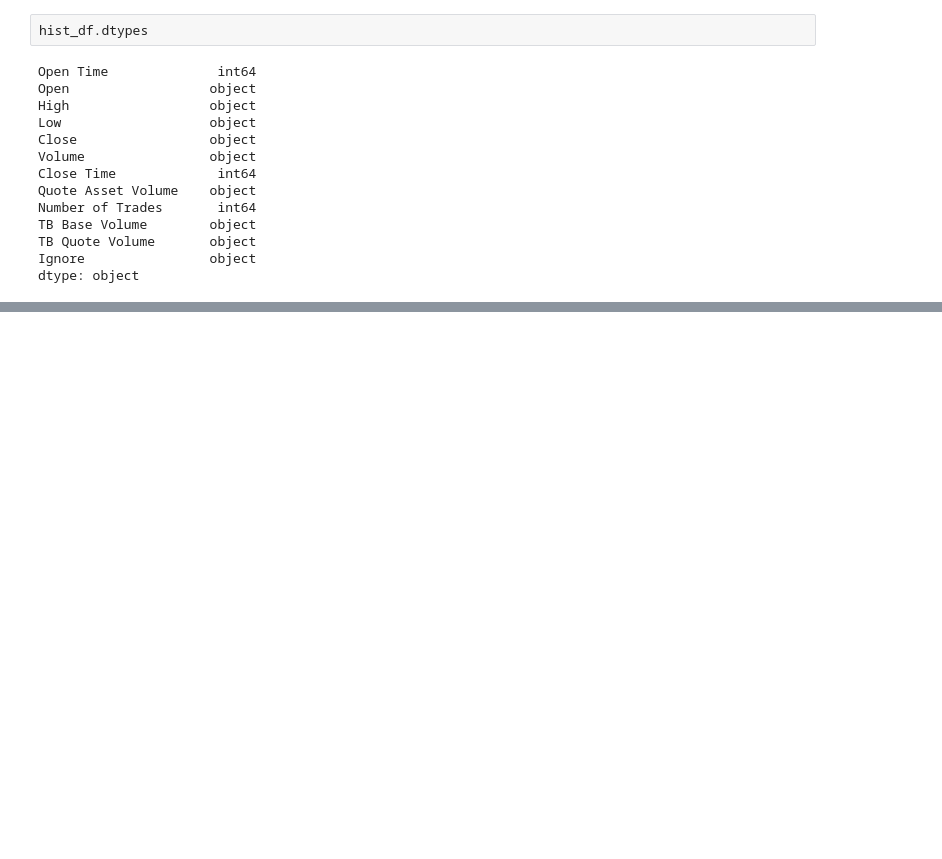
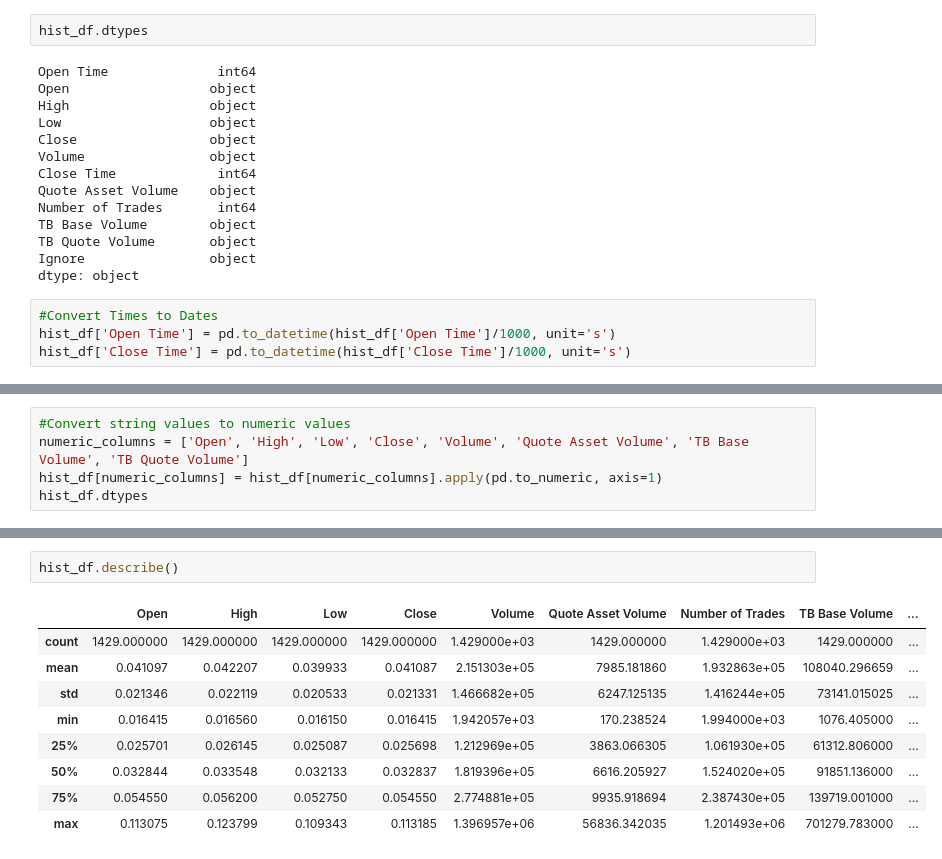
Before and after one commit to aaron96s/Crypto_EDA, a Jupyter notebook: CrytoEDA.ipynb, the cells around one changed output, grey strips where cells are left out. Saved outputs shown, nothing was run; the diff lists cells and outputs as text; blank space fills up the shorter version.

```diff
--- a/CrytoEDA.ipynb
+++ b/CrytoEDA.ipynb
@@ -197,3 +197,7 @@ TB Base Volume        object
 TB Quote Volume       object
 Ignore                object
 dtype: object
+# %%
+#Convert Times to Dates
+hist_df['Open Time'] = pd.to_datetime(hist_df['Open Time']/1000, unit='s')
+hist_df['Close Time'] = pd.to_datetime(hist_df['Close Time']/1000, unit='s')
@@ -199,0 +229,5 @@ dtype: object
+# %%
+#Convert string values to numeric values
+numeric_columns = ['Open', 'High', 'Low', 'Close', 'Volume', 'Quote Asset Volume', 'TB Base Volume', 'TB Quote Volume']
+hist_df[numeric_columns] = hist_df[numeric_columns].apply(pd.to_numeric, axis=1)
+hist_df.dtypes
@@ -199,0 +248,12 @@ dtype: object
+# %%
+hist_df.describe()
+# %% [output]
+|  | Open | High | Low | Close | Volume | Quote Asset Volume | Number of Trades | TB Base Volume | ... |
+| count | 1429.000000 | 1429.000000 | 1429.000000 | 1429.000000 | 1.429000e+03 | 1429.000000 | 1.429000e+03 | 1429.000000 | ... |
+| mean | 0.041097 | 0.042207 | 0.039933 | 0.041087 | 2.151303e+05 | 7985.181860 | 1.932863e+05 | 108040.296659 | ... |
+| std | 0.021346 | 0.022119 | 0.020533 | 0.021331 | 1.466682e+05 | 6247.125135 | 1.416244e+05 | 73141.015025 | ... |
+| min | 0.016415 | 0.016560 | 0.016150 | 0.016415 | 1.942057e+03 | 170.238524 | 1.994000e+03 | 1076.405000 | ... |
+| 25% | 0.025701 | 0.026145 | 0.025087 | 0.025698 | 1.212969e+05 | 3863.066305 | 1.061930e+05 | 61312.806000 | ... |
+| 50% | 0.032844 | 0.033548 | 0.032133 | 0.032837 | 1.819396e+05 | 6616.205927 | 1.524020e+05 | 91851.136000 | ... |
+| 75% | 0.054550 | 0.056200 | 0.052750 | 0.054550 | 2.774881e+05 | 9935.918694 | 2.387430e+05 | 139719.001000 | ... |
+| max | 0.113075 | 0.123799 | 0.109343 | 0.113185 | 1.396957e+06 | 56836.342035 | 1.201493e+06 | 701279.783000 | ... |
```
Also changed, not shown: parts of 4 cells of this notebook.
